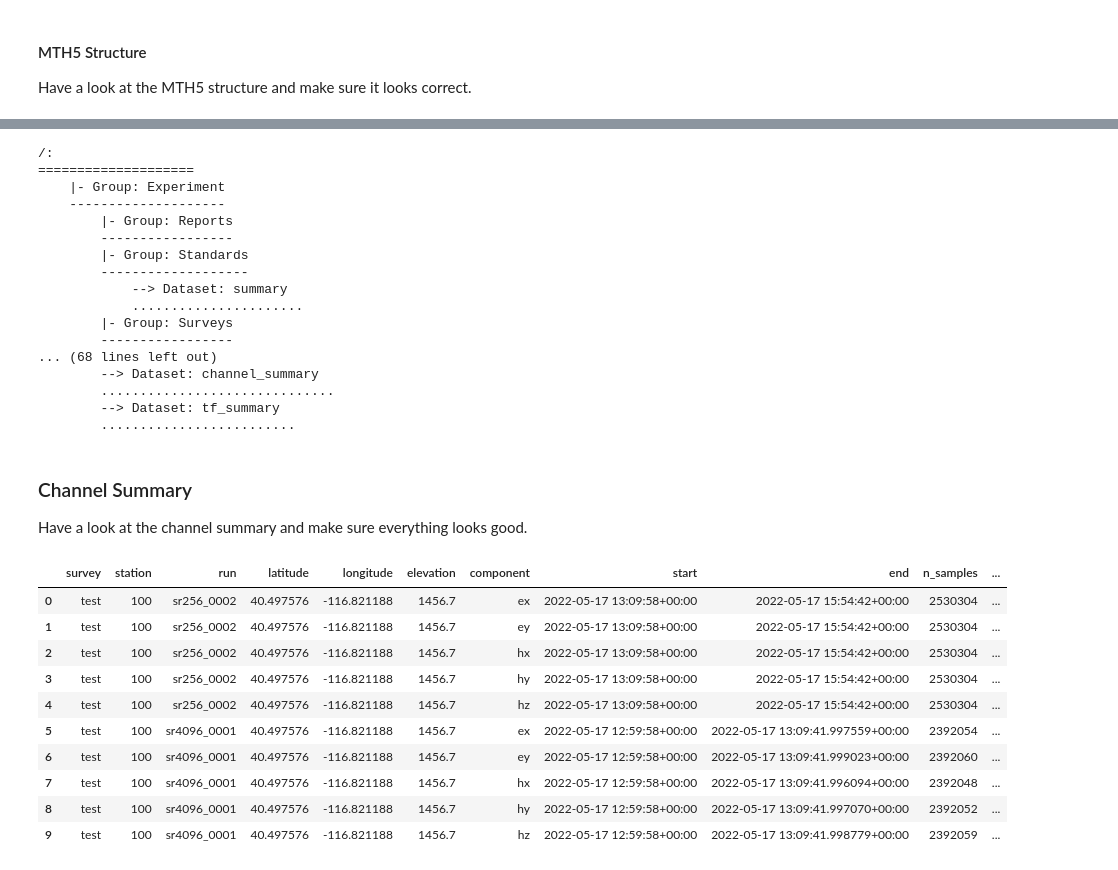
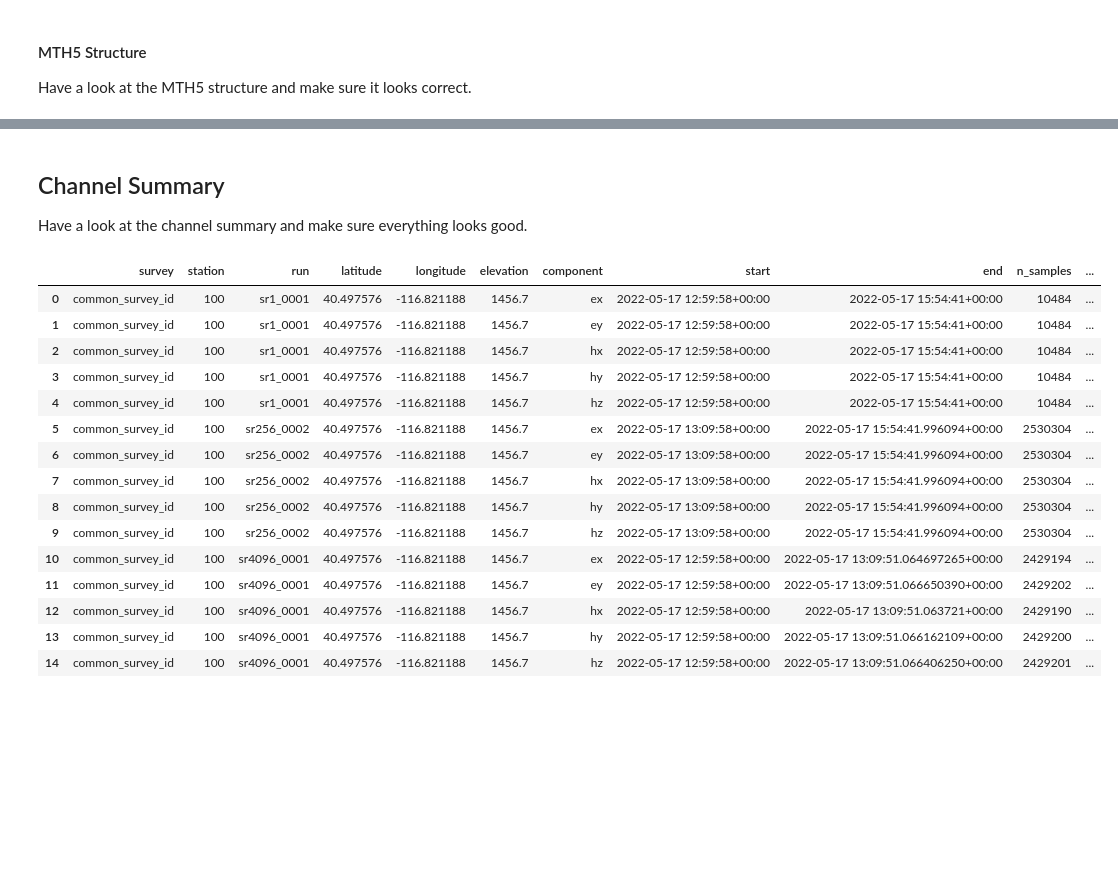
Before and after one commit to kujaku11/mth5, a Jupyter notebook: docs/examples/notebooks/make_mth5_from_z3d.ipynb, the cells around one changed output, grey strips where cells are left out. Cells and saved outputs as stored; diff of their text form; code cells hidden in the pictures; blank space fills up the shorter version.

```diff
--- a/docs/examples/notebooks/make_mth5_from_z3d.ipynb
+++ b/docs/examples/notebooks/make_mth5_from_z3d.ipynb
@@ -44,9 +46,8 @@ There are a few things that we need to keep track of.
 - If you want to calibrate the data set calibrate to `True`.
 # %%
 mth5_path = MakeMTH5.from_zen(
-    "data_path",
-    calibration_path="path_to_calibration_file_amtant.cal",
+    zen_data_path,
+    calibration_path=None, # "path_to_calibration_file_amtant.cal",
     survey_id="common_survey_id",
     combine=True,
-    **kwargs
     )
@@ -55,5 +71,9 @@ mth5_path = MakeMTH5.from_zen(
 
 Have a look at the MTH5 structure and make sure it looks correct.
 # %%
-m = MTH5()
-m = m.open_mth5(mth5_path)
+with MTH5() as m:
+    m = m.open_mth5(mth5_path)
+    print(m)
+
+    channel_df = m.channel_summary.to_dataframe()
+    run_df = m.run_summary
@@ -60,39 +98,23 @@ m = m.open_mth5(mth5_path)
+# %% [markdown]
+## Channel Summary
+
+Have a look at the channel summary and make sure everything looks good.
 # %%
-m
+channel_df
 # %% [output]
-/:
-====================
-    |- Group: Experiment
-    --------------------
-        |- Group: Reports
-        -----------------
-        |- Group: Standards
-        -------------------
-            --> Dataset: summary
-            ......................
-        |- Group: Surveys
-        -----------------
-... (68 lines left out)
-        --> Dataset: channel_summary
-        ..............................
-        --> Dataset: tf_summary
-        .........................
+|  | survey | station | run | latitude | longitude | elevation | component | start | end | n_samples | ... |
+| 0 | common_survey_id | 100 | sr1_0001 | 40.497576 | -116.821188 | 1456.7 | ex | 2022-05-17 12:59:58+00:00 | 2022-05-17 15:54:41+00:00 | 10484 | ... |
+| 1 | common_survey_id | 100 | sr1_0001 | 40.497576 | -116.821188 | 1456.7 | ey | 2022-05-17 12:59:58+00:00 | 2022-05-17 15:54:41+00:00 | 10484 | ... |
+| 2 | common_survey_id | 100 | sr1_0001 | 40.497576 | -116.821188 | 1456.7 | hx | 2022-05-17 12:59:58+00:00 | 2022-05-17 15:54:41+00:00 | 10484 | ... |
+| 3 | common_survey_id | 100 | sr1_0001 | 40.497576 | -116.821188 | 1456.7 | hy | 2022-05-17 12:59:58+00:00 | 2022-05-17 15:54:41+00:00 | 10484 | ... |
+| 4 | common_survey_id | 100 | sr1_0001 | 40.497576 | -116.821188 | 1456.7 | hz | 2022-05-17 12:59:58+00:00 | 2022-05-17 15:54:41+00:00 | 10484 | ... |
+| 5 | common_survey_id | 100 | sr256_0002 | 40.497576 | -116.821188 | 1456.7 | ex | 2022-05-17 13:09:58+00:00 | 2022-05-17 15:54:41.996094+00:00 | 2530304 | ... |
+| 6 | common_survey_id | 100 | sr256_0002 | 40.497576 | -116.821188 | 1456.7 | ey | 2022-05-17 13:09:58+00:00 | 2022-05-17 15:54:41.996094+00:00 | 2530304 | ... |
+| 7 | common_survey_id | 100 | sr256_0002 | 40.497576 | -116.821188 | 1456.7 | hx | 2022-05-17 13:09:58+00:00 | 2022-05-17 15:54:41.996094+00:00 | 2530304 | ... |
+| 8 | common_survey_id | 100 | sr256_0002 | 40.497576 | -116.821188 | 1456.7 | hy | 2022-05-17 13:09:58+00:00 | 2022-05-17 15:54:41.996094+00:00 | 2530304 | ... |
+| 9 | common_survey_id | 100 | sr256_0002 | 40.497576 | -116.821188 | 1456.7 | hz | 2022-05-17 13:09:58+00:00 | 2022-05-17 15:54:41.996094+00:00 | 2530304 | ... |
+| 10 | common_survey_id | 100 | sr4096_0001 | 40.497576 | -116.821188 | 1456.7 | ex | 2022-05-17 12:59:58+00:00 | 2022-05-17 13:09:51.064697265+00:00 | 2429194 | ... |
+| 11 | common_survey_id | 100 | sr4096_0001 | 40.497576 | -116.821188 | 1456.7 | ey | 2022-05-17 12:59:58+00:00 | 2022-05-17 13:09:51.066650390+00:00 | 2429202 | ... |
+| 12 | common_survey_id | 100 | sr4096_0001 | 40.497576 | -116.821188 | 1456.7 | hx | 2022-05-17 12:59:58+00:00 | 2022-05-17 13:09:51.063721+00:00 | 2429190 | ... |
+| 13 | common_survey_id | 100 | sr4096_0001 | 40.497576 | -116.821188 | 1456.7 | hy | 2022-05-17 12:59:58+00:00 | 2022-05-17 13:09:51.066162109+00:00 | 2429200 | ... |
+| 14 | common_survey_id | 100 | sr4096_0001 | 40.497576 | -116.821188 | 1456.7 | hz | 2022-05-17 12:59:58+00:00 | 2022-05-17 13:09:51.066406250+00:00 | 2429201 | ... |
-# %% [markdown]
-### Channel Summary
-
-Have a look at the channel summary and make sure everything looks good.
-# %%
-m.channel_summary.summarize()
-m.channel_summary.to_dataframe()
-# %% [output]
-|  | survey | station | run | latitude | longitude | elevation | component | start | end | n_samples | ... |
-| 0 | test | 100 | sr256_0002 | 40.497576 | -116.821188 | 1456.7 | ex | 2022-05-17 13:09:58+00:00 | 2022-05-17 15:54:42+00:00 | 2530304 | ... |
-| 1 | test | 100 | sr256_0002 | 40.497576 | -116.821188 | 1456.7 | ey | 2022-05-17 13:09:58+00:00 | 2022-05-17 15:54:42+00:00 | 2530304 | ... |
-| 2 | test | 100 | sr256_0002 | 40.497576 | -116.821188 | 1456.7 | hx | 2022-05-17 13:09:58+00:00 | 2022-05-17 15:54:42+00:00 | 2530304 | ... |
-| 3 | test | 100 | sr256_0002 | 40.497576 | -116.821188 | 1456.7 | hy | 2022-05-17 13:09:58+00:00 | 2022-05-17 15:54:42+00:00 | 2530304 | ... |
-| 4 | test | 100 | sr256_0002 | 40.497576 | -116.821188 | 1456.7 | hz | 2022-05-17 13:09:58+00:00 | 2022-05-17 15:54:42+00:00 | 2530304 | ... |
-| 5 | test | 100 | sr4096_0001 | 40.497576 | -116.821188 | 1456.7 | ex | 2022-05-17 12:59:58+00:00 | 2022-05-17 13:09:41.997559+00:00 | 2392054 | ... |
-| 6 | test | 100 | sr4096_0001 | 40.497576 | -116.821188 | 1456.7 | ey | 2022-05-17 12:59:58+00:00 | 2022-05-17 13:09:41.999023+00:00 | 2392060 | ... |
-| 7 | test | 100 | sr4096_0001 | 40.497576 | -116.821188 | 1456.7 | hx | 2022-05-17 12:59:58+00:00 | 2022-05-17 13:09:41.996094+00:00 | 2392048 | ... |
-| 8 | test | 100 | sr4096_0001 | 40.497576 | -116.821188 | 1456.7 | hy | 2022-05-17 12:59:58+00:00 | 2022-05-17 13:09:41.997070+00:00 | 2392052 | ... |
-| 9 | test | 100 | sr4096_0001 | 40.497576 | -116.821188 | 1456.7 | hz | 2022-05-17 12:59:58+00:00 | 2022-05-17 13:09:41.998779+00:00 | 2392059 | ... |
```
Also changed, not shown: parts of 9 cells of this notebook.
